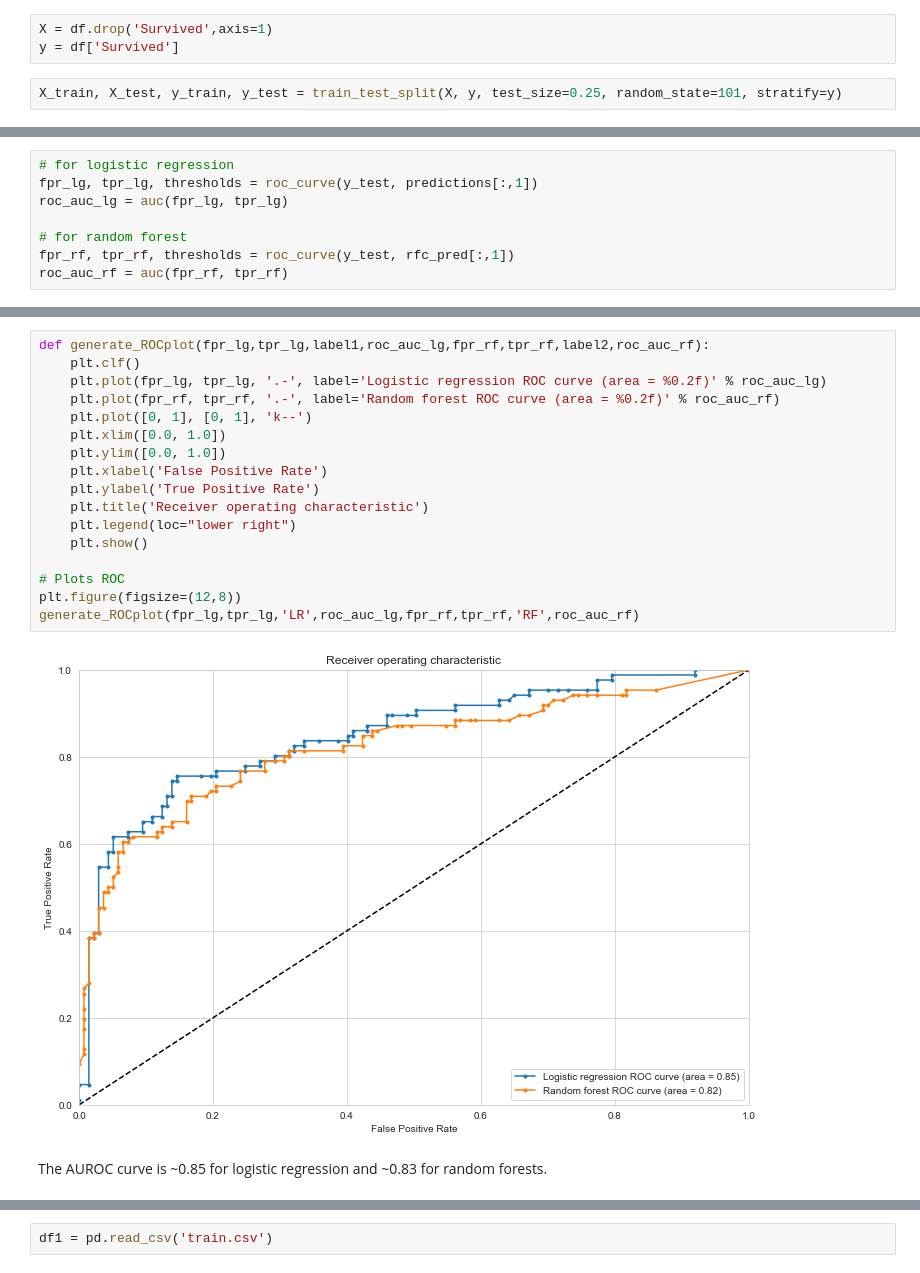
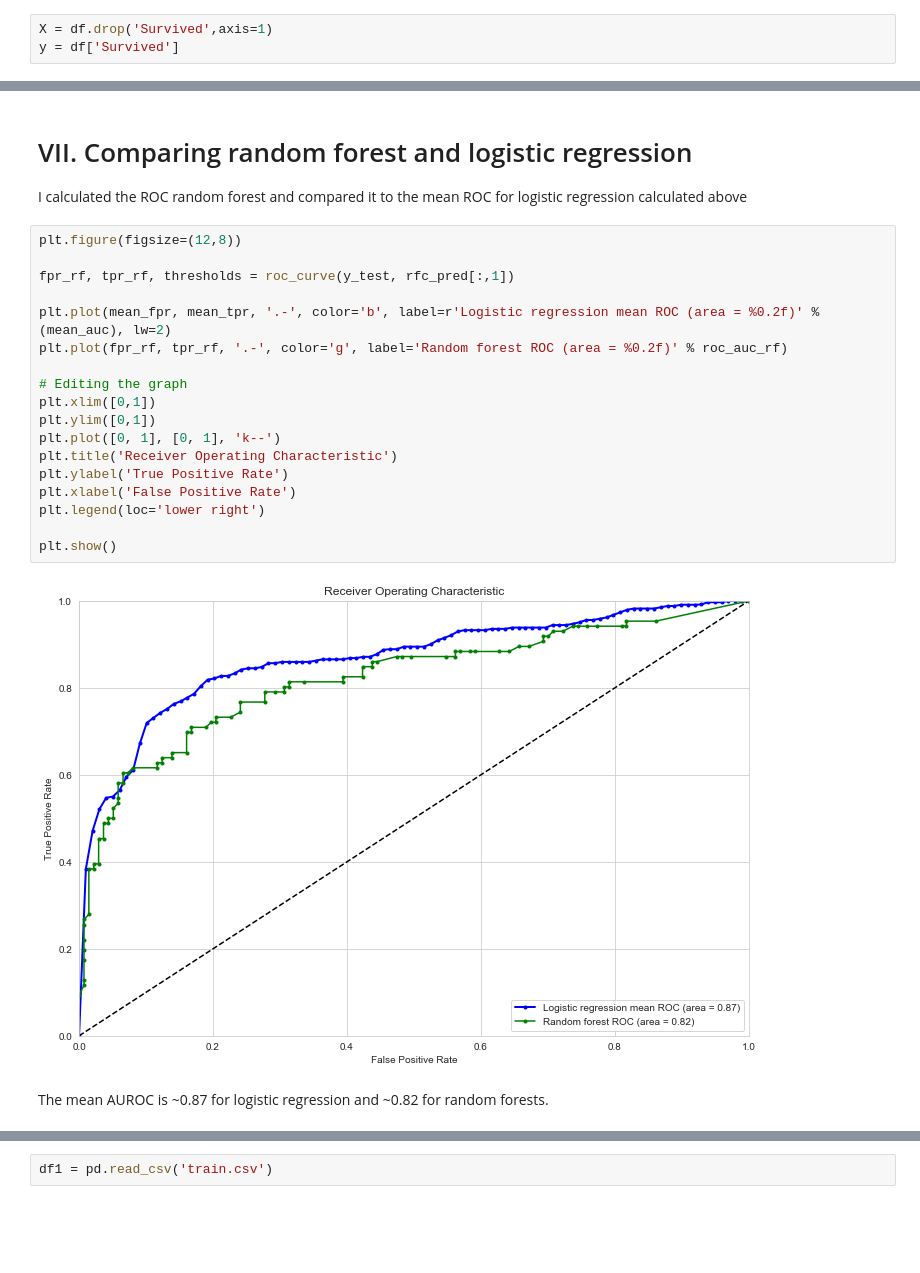
Before and after one commit to agrai1/Predicting-Survivors, a Jupyter notebook: Kaggle challenge - titanic - 9-6-18.ipynb, the cells around one changed output, grey strips where cells are left out. Cells and saved outputs as stored; diff of their text form; blank space fills up the shorter version.

```diff
--- a/Kaggle challenge - titanic - 9-6-18.ipynb
+++ b/Kaggle challenge - titanic - 9-6-18.ipynb
@@ -510,5 +514,3 @@ df.drop(['PassengerId','Name','Ticket','Embarked','Title','Family Size','Pclass'
 # %%
 X = df.drop('Survived',axis=1)
 y = df['Survived']
-# %%
-X_train, X_test, y_train, y_test = train_test_split(X, y, test_size=0.25, random_state=101, stratify=y)
@@ -532,8 +585,0 @@ I calculated the ROC for both logistic regression and random forests models and
-# %%
-# for logistic regression
-fpr_lg, tpr_lg, thresholds = roc_curve(y_test, predictions[:,1])
-roc_auc_lg = auc(fpr_lg, tpr_lg)
-
-# for random forest
-fpr_rf, tpr_rf, thresholds = roc_curve(y_test, rfc_pred[:,1])
-roc_auc_rf = auc(fpr_rf, tpr_rf)
@@ -540,22 +604,27 @@ roc_auc_rf = auc(fpr_rf, tpr_rf)
+# %% [markdown]
+#  VII. Comparing random forest and logistic regression
+
+I calculated the ROC random forest and compared it to the mean ROC for logistic regression calculated above
 # %%
-def generate_ROCplot(fpr_lg,tpr_lg,label1,roc_auc_lg,fpr_rf,tpr_rf,label2,roc_auc_rf):
-    plt.clf()
-    plt.plot(fpr_lg, tpr_lg, '.-', label='Logistic regression ROC curve (area = %0.2f)' % roc_auc_lg)
-    plt.plot(fpr_rf, tpr_rf, '.-', label='Random forest ROC curve (area = %0.2f)' % roc_auc_rf)
-    plt.plot([0, 1], [0, 1], 'k--')
-    plt.xlim([0.0, 1.0])
-    plt.ylim([0.0, 1.0])
-    plt.xlabel('False Positive Rate')
-    plt.ylabel('True Positive Rate')
-    plt.title('Receiver operating characteristic')
-    plt.legend(loc="lower right")
-    plt.show()
+plt.figure(figsize=(12,8))
 
-# Plots ROC
-plt.figure(figsize=(12,8))
-generate_ROCplot(fpr_lg,tpr_lg,'LR',roc_auc_lg,fpr_rf,tpr_rf,'RF',roc_auc_rf)
+fpr_rf, tpr_rf, thresholds = roc_curve(y_test, rfc_pred[:,1])
+
+plt.plot(mean_fpr, mean_tpr, '.-', color='b', label=r'Logistic regression mean ROC (area = %0.2f)' % (mean_auc), lw=2)
+plt.plot(fpr_rf, tpr_rf, '.-', color='g', label='Random forest ROC (area = %0.2f)' % roc_auc_rf)
+
+# Editing the graph
+plt.xlim([0,1])
+plt.ylim([0,1])
+plt.plot([0, 1], [0, 1], 'k--')
+plt.title('Receiver Operating Characteristic')
+plt.ylabel('True Positive Rate')
+plt.xlabel('False Positive Rate')
+plt.legend(loc='lower right')
+
+plt.show()
 # %% [output]
-[figure, old version]
+[figure, new version]
 # %% [markdown]
-The AUROC curve is ~0.85 for logistic regression and ~0.83 for random forests.
+The mean AUROC is ~0.87 for logistic regression and ~0.82 for random forests.
 # %% [markdown]
```
Also changed, not shown: parts of 37 cells of this notebook.
